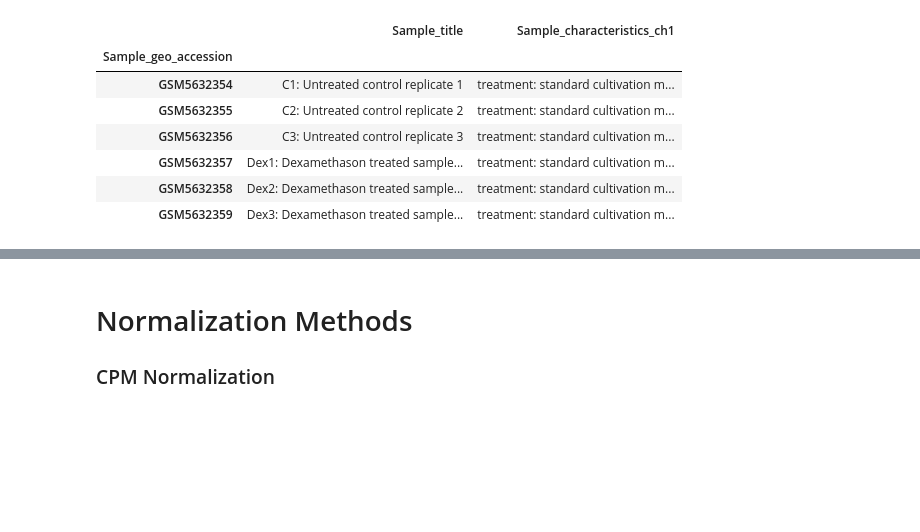
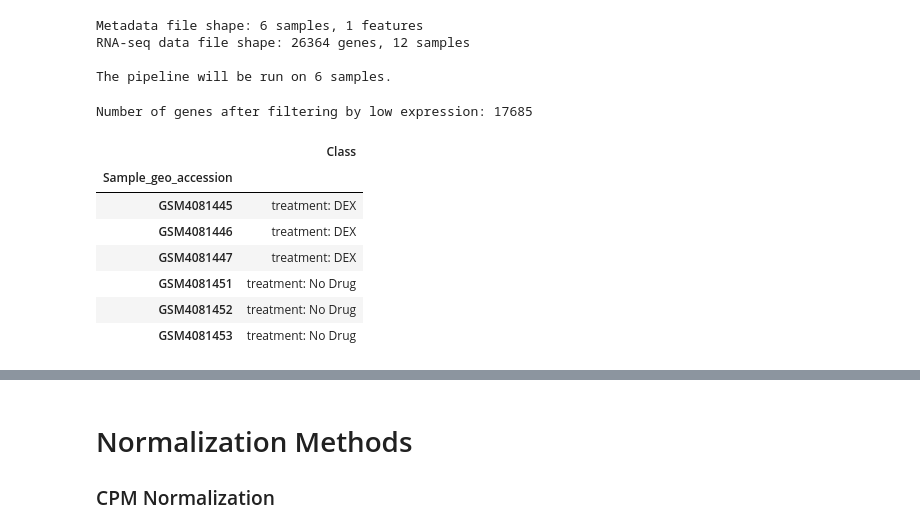
Before and after one commit to MaayanLab/dex-benchmark, a Jupyter notebook: Benchmarking_Normalization_Methods/benchmarking_normalization_v2.ipynb, the cells around one changed output, grey strips where cells are left out. Cells and saved outputs as stored; diff of their text form; code cells hidden in the pictures; blank space fills up the shorter version.

```diff
--- a/Benchmarking_Normalization_Methods/benchmarking_normalization_v2.ipynb
+++ b/Benchmarking_Normalization_Methods/benchmarking_normalization_v2.ipynb
@@ -80,22 +39,66 @@ dataset['dataset_metadata'] = meta_df
+# %%
+# Load in metadata
+try:
+    if meta_data_filename.endswith('.csv'):
+        meta_df = pd.read_csv(meta_data_filename, index_col=0)
+    else:
+        meta_df = pd.read_csv(meta_data_filename, sep="\t", index_col=0)
+    print(f"Metadata file shape: {meta_df.shape[0]} samples, {meta_df.shape[1]} features")
+except:
+    print("Error! Please ensure the metadata file is in CSV, TXT, or TSV format.")
+
+# Load in data
+try:
+    if rnaseq_data_filename.endswith('.csv'):
+        expr_df = pd.read_csv(rnaseq_data_filename, index_col=0).sort_index()
+    else:
+        expr_df = pd.read_csv(rnaseq_data_filename, sep="\t", index_col=0).sort_index()
+    print(f"RNA-seq data file shape: {expr_df.shape[0]} genes, {expr_df.shape[1]} samples")
+except:
+    print("Error! Please ensure the RNA-seq file is in CSV, TXT, or TSV format.")
+
+# Match samples between the metadata and the dataset
+if meta_class_column_name not in meta_df.columns:
+    print(f"Error! Column '{meta_class_column_name}' was not found in the metadata.")
+
+shared_samples = set(meta_df.index).intersection(expr_df.columns)
+meta_df = meta_df[meta_df.index.isin(shared_samples)].sort_values(by=['Class'])
+expr_df = expr_df[shared_samples]
+print(f"\nThe pipeline will be run on {len(shared_samples)} samples.")
+# %% [output]
+Metadata file shape: 6 samples, 1 features
+RNA-seq data file shape: 26364 genes, 12 samples
+
+The pipeline will be run on 6 samples.
+# %%
+# Sort metadata by class labels; control first
+expr_df = pd.concat([
+    expr_df[meta_df[meta_df['Class']==control_name].index],
+    expr_df[meta_df[meta_df['Class']!=control_name].index]
+], axis=1)
 # %%
 ## Filter out non-expressed genes
 expr_df = expr_df.loc[expr_df.sum(axis=1) > 0, :]
 ## Filter out lowly expressed genes
 mask_low_vals = (expr_df > low_expression_threshold).sum(axis=1) > 2
 expr_df = expr_df.loc[mask_low_vals, :]
-current_dataset += '+filter_genes'
-dataset[current_dataset] = expr_df
+print(f"Number of genes after filtering by low expression: {expr_df.shape[0]}")
+
+# Dictionary to store all normalized datasets
+dataset = {'metadata': meta_df, 'rawdata': expr_df}
+# %% [output]
+Number of genes after filtering by low expression: 17685
 # %%
 # Display meta data
-meta_df
+dataset['metadata']
 # %% [output]
-|  | Sample_title | Sample_characteristics_ch1 |
-| Sample_geo_accession |  |  |
-| GSM5632354 | C1: Untreated control replicate 1 | treatment: standard cultivation m... |
-| GSM5632355 | C2: Untreated control replicate 2 | treatment: standard cultivation m... |
-| GSM5632356 | C3: Untreated control replicate 3 | treatment: standard cultivation m... |
-| GSM5632357 | Dex1: Dexamethason treated sample... | treatment: standard cultivation m... |
-| GSM5632358 | Dex2: Dexamethason treated sample... | treatment: standard cultivation m... |
-| GSM5632359 | Dex3: Dexamethason treated sample... | treatment: standard cultivation m... |
+|  | Class |
+| Sample_geo_accession |  |
+| GSM4081445 | treatment: DEX |
+| GSM4081446 | treatment: DEX |
+| GSM4081447 | treatment: DEX |
+| GSM4081451 | treatment: No Drug |
+| GSM4081452 | treatment: No Drug |
+| GSM4081453 | treatment: No Drug |
 # %%
 # Display expression data
```
Also changed, not shown: parts of 78 cells of this notebook, 1 other file.
